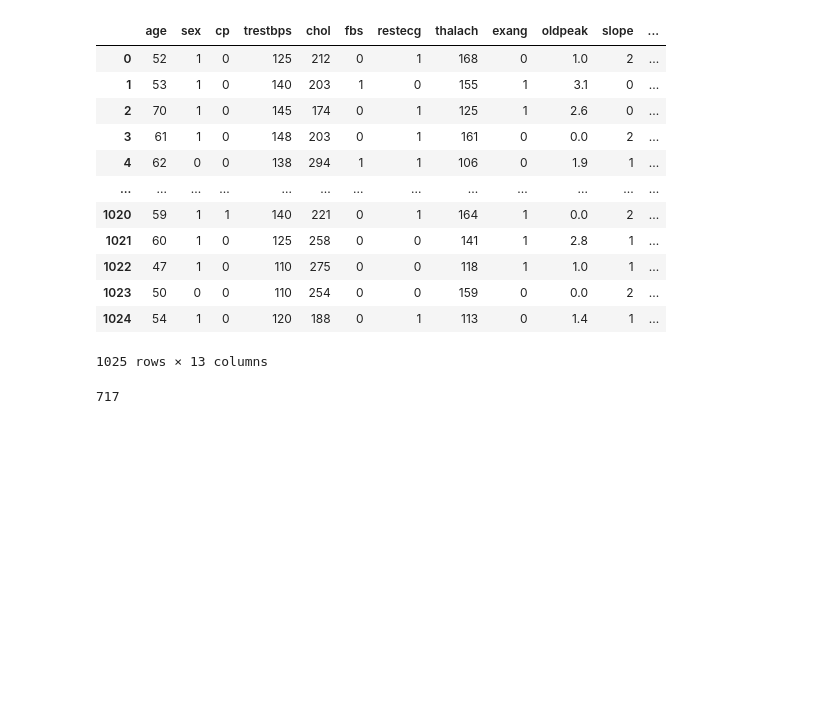
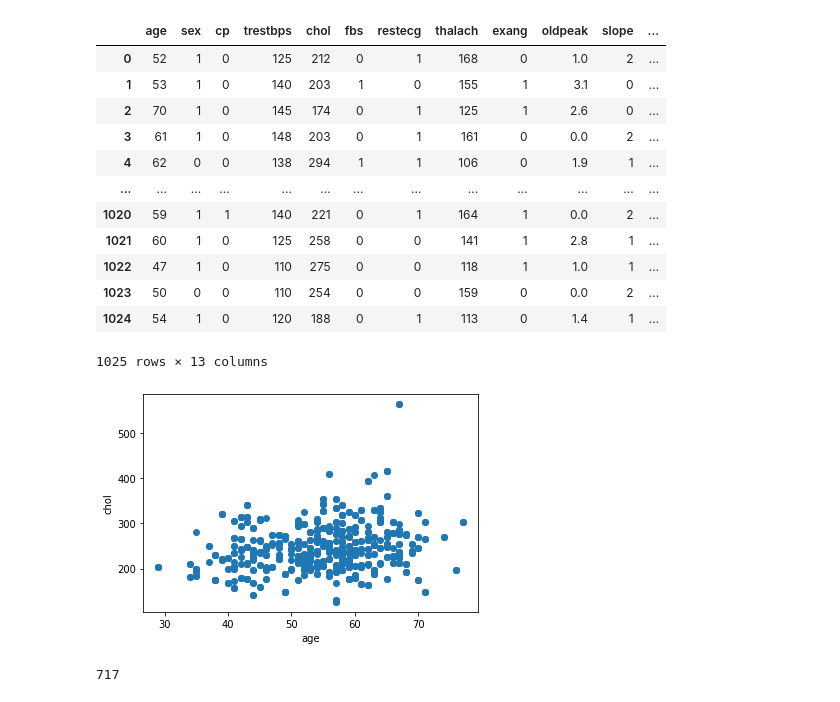
Before and after one commit to deepak-1197/small-projects, a Jupyter notebook: Heart_Disease.ipynb, the cells around one changed output. Drawn from its saved outputs; the diff is of its cells as text; code cells hidden in the pictures; blank space fills up the shorter version.

```diff
--- a/Heart_Disease.ipynb
+++ b/Heart_Disease.ipynb
@@ -73,6 +73,13 @@ x
 from sklearn.model_selection import train_test_split
 # %%
 x_train, x_test, y_train, y_test=train_test_split(x,y,test_size=0.3,random_state=10)
+# %%
+plt.plot(x_train[['age']],x_train[['chol']],'o')
+plt.xlabel("age")
+plt.ylabel("chol")
+plt.show()
+# %% [output]
+[figure, added]
 # %%
 len(x_train)
 # %% [output]
```
